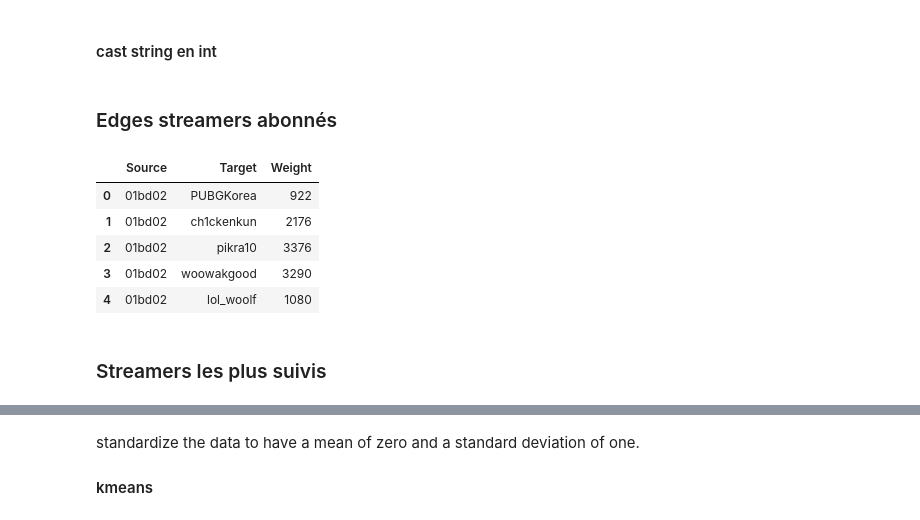
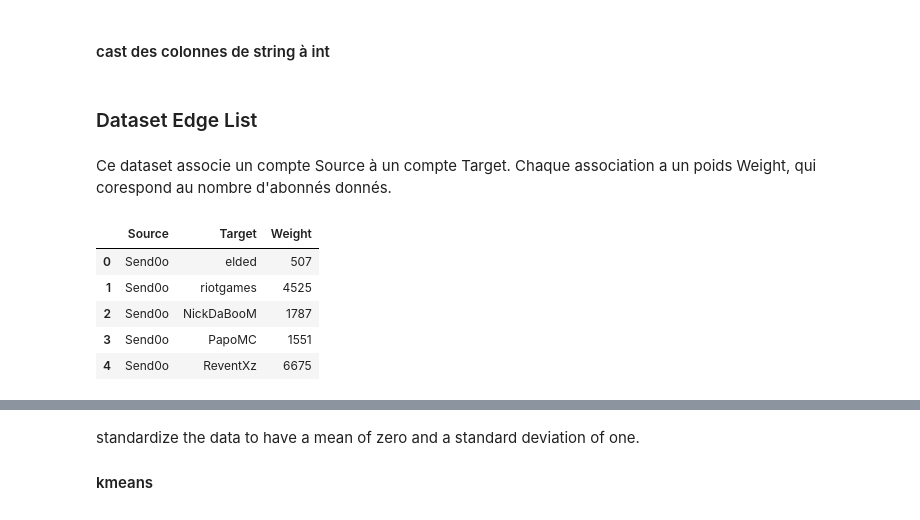
Before and after one commit to 13shadesoface/twitch_networks, a Jupyter notebook: Twitch Spark.ipynb, the cells around one changed output, grey strips where cells are left out. Saved outputs shown, nothing was run; the diff lists cells and outputs as text; code cells hidden in the pictures.

```diff
--- a/Twitch Spark.ipynb
+++ b/Twitch Spark.ipynb
@@ -24,7 +34,7 @@ df_top = spark.read.csv("hdfs://127.0.0.1:9000/esgi/data/projets/final/twitchdat
 df_edges = spark.read.csv("hdfs://127.0.0.1:9000/esgi/data/projets/final/EDGELIST.csv",
                            header='true')
 # %% [markdown]
-#### cast string en int
+#### cast des colonnes de string à int
 # %%
 df_top = df_top.withColumn("Followers",col("Followers").cast("integer"))
 df_top = df_top.withColumn("Peak viewers",col("Peak viewers").cast("integer"))
@@ -34,16 +44,16 @@ df_top = df_top.withColumn("Stream time(minutes)",col("Stream time(minutes)").ca
 df_top = df_top.withColumn("Followers gained",col("Followers gained").cast("integer"))
 df_top = df_top.withColumn("Views gained",col("Views gained").cast("integer"))
 df_edges = df_edges.withColumn("Weight",col("Weight").cast("integer"))
+# %% [markdown]
+### Dataset Edge List
 # %% [markdown]
-### Edges streamers abonnés
+Ce dataset associe un compte Source à un compte Target. Chaque association a un poids Weight, qui corespond au nombre d'abonnés donnés.
 # %%
-df_edges.sort("Source").limit(5).toPandas()
+df_edges.limit(5).toPandas()
 # %% [output]
 |  | Source | Target | Weight |
-| 0 | 01bd02 | PUBGKorea | 922 |
-| 1 | 01bd02 | ch1ckenkun | 2176 |
-| 2 | 01bd02 | pikra10 | 3376 |
-| 3 | 01bd02 | woowakgood | 3290 |
-| 4 | 01bd02 | lol_woolf | 1080 |
+| 0 | Send0o | elded | 507 |
+| 1 | Send0o | riotgames | 4525 |
+| 2 | Send0o | NickDaBooM | 1787 |
+| 3 | Send0o | PapoMC | 1551 |
+| 4 | Send0o | ReventXz | 6675 |
-# %% [markdown]
-### Streamers les plus suivis
```
Also changed, not shown: parts of 37 cells of this notebook, 1 other file.
